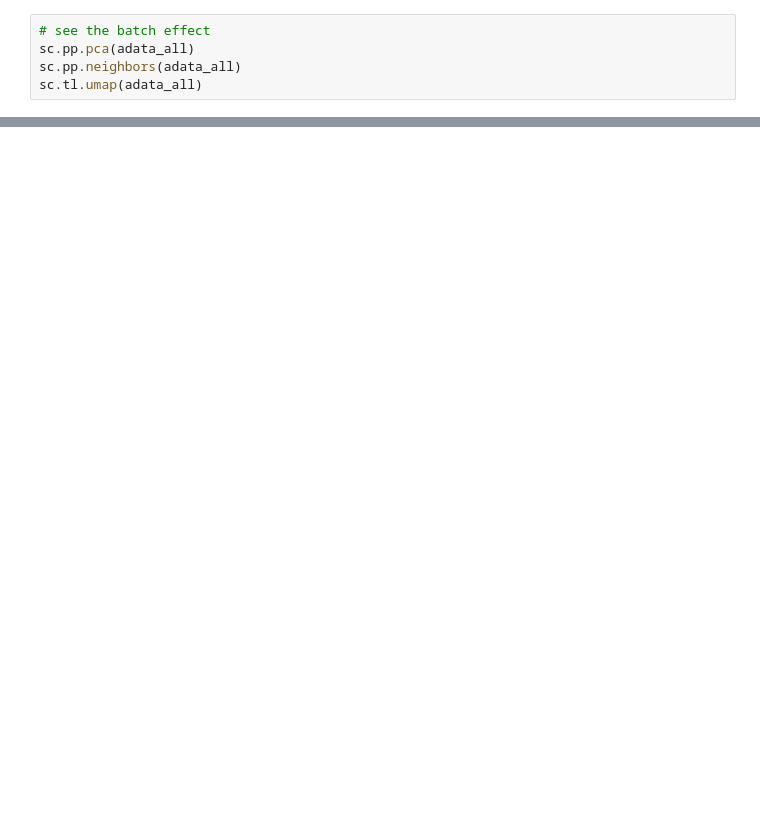
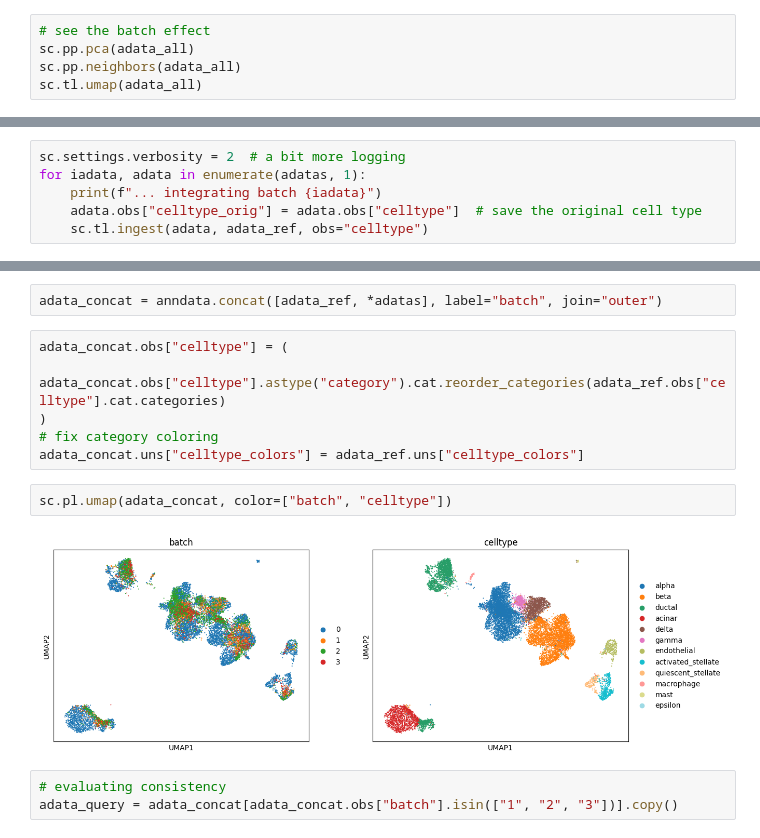
Before and after one commit to oliviahelens/Scanpy_Ingest_BBKNN, a Jupyter notebook: main.ipynb, the cells around one changed output, grey strips where cells are left out. Saved outputs shown, nothing was run; the diff lists cells and outputs as text; blank space fills up the shorter version.

```diff
--- a/main.ipynb
+++ b/main.ipynb
@@ -123,0 +149,6 @@ sc.pl.umap(adata_all, color=["batch", "celltype"], palette=sc.pl.palettes.vega_2
+# %%
+sc.settings.verbosity = 2  # a bit more logging
+for iadata, adata in enumerate(adatas, 1):
+    print(f"... integrating batch {iadata}")
+    adata.obs["celltype_orig"] = adata.obs["celltype"]  # save the original cell type
+    sc.tl.ingest(adata, adata_ref, obs="celltype")
@@ -123,0 +165,15 @@ sc.pl.umap(adata_all, color=["batch", "celltype"], palette=sc.pl.palettes.vega_2
+# %%
+adata_concat = anndata.concat([adata_ref, *adatas], label="batch", join="outer")
+# %%
+adata_concat.obs["celltype"] = (
+    adata_concat.obs["celltype"].astype("category").cat.reorder_categories(adata_ref.obs["celltype"].cat.categories)
+)
+# fix category coloring
+adata_concat.uns["celltype_colors"] = adata_ref.uns["celltype_colors"]
+# %%
+sc.pl.umap(adata_concat, color=["batch", "celltype"])
+# %% [output]
+[figure, added]
+# %%
+# evaluating consistency
+adata_query = adata_concat[adata_concat.obs["batch"].isin(["1", "2", "3"])].copy()
```
Also changed, not shown: parts of 18 cells of this notebook, 6 other files.
